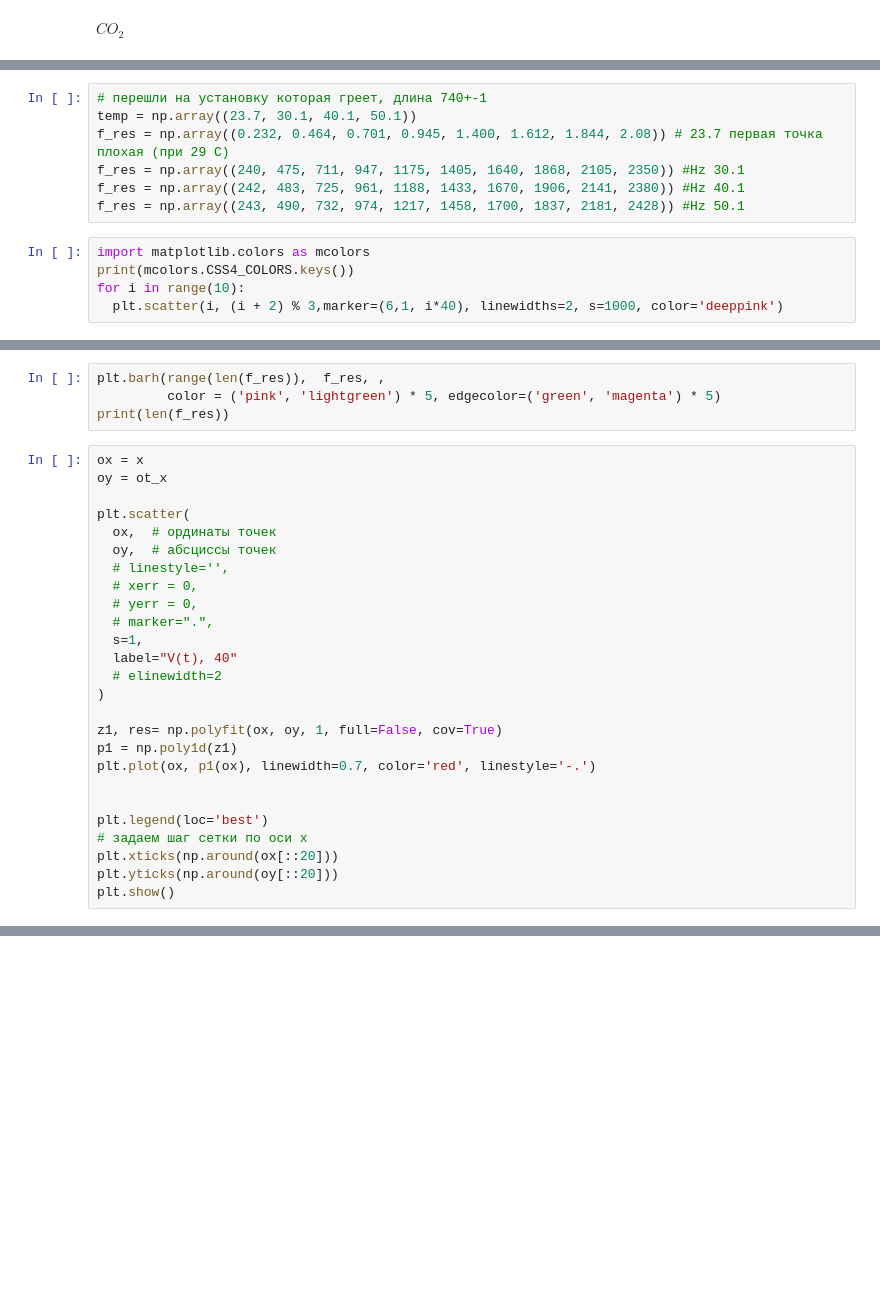
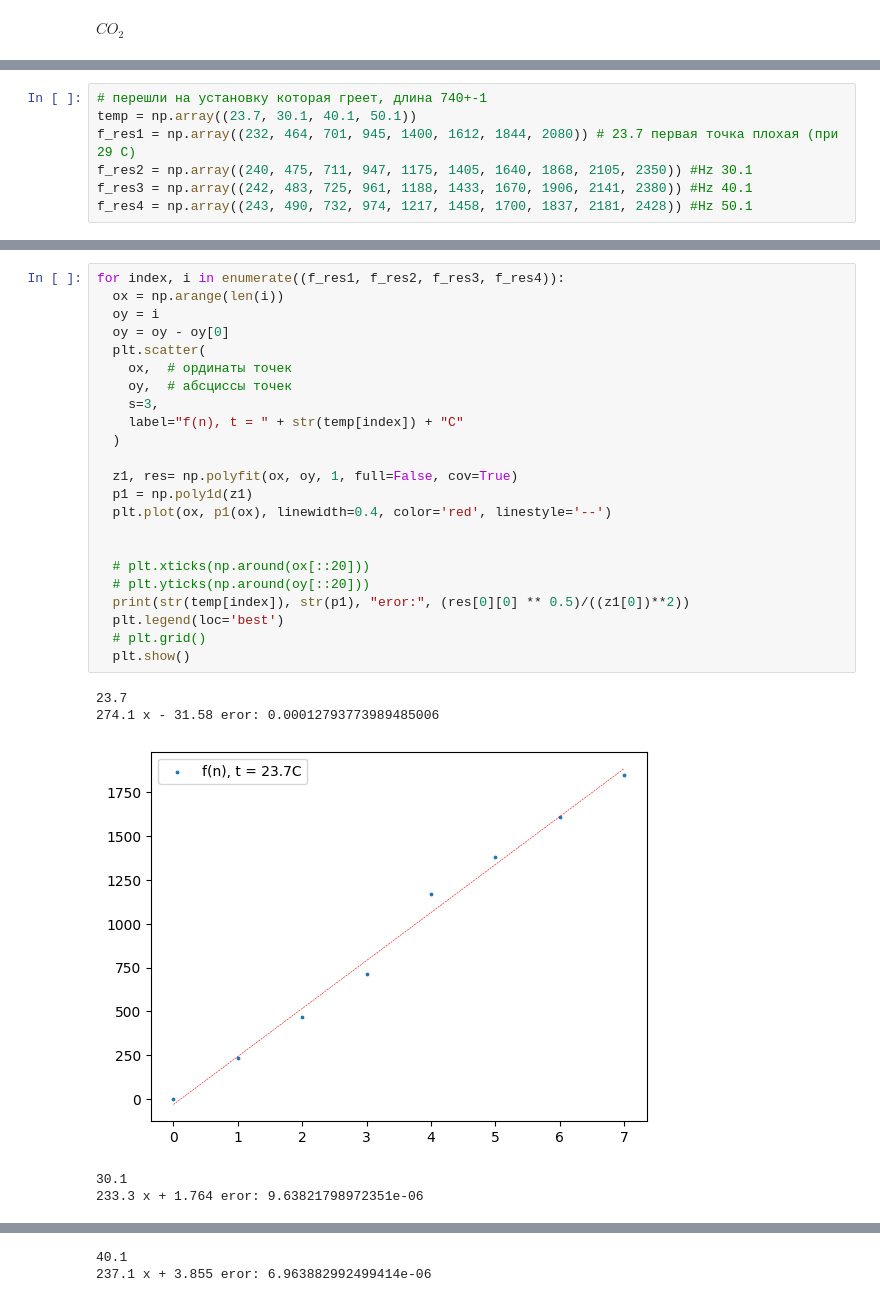
Before and after one commit to ILoveAlgorythms/labs, a Jupyter notebook: 2.1.3/data.ipynb, the cells around one changed output, grey strips where cells are left out. Cells and saved outputs as stored; diff of their text form; blank space fills up the shorter version.

```diff
--- a/2.1.3/data.ipynb
+++ b/2.1.3/data.ipynb
@@ -27,12 +70,7 @@ l = np.array((70, 167)) + 570 # 4.10kHz
 # %%
 # перешли на установку которая греет, длина 740+-1
 temp = np.array((23.7, 30.1, 40.1, 50.1))
-f_res = np.array((0.232, 0.464, 0.701, 0.945, 1.400, 1.612, 1.844, 2.08)) # 23.7 первая точка плохая (при 29 С)
-f_res = np.array((240, 475, 711, 947, 1175, 1405, 1640, 1868, 2105, 2350)) #Hz 30.1
-f_res = np.array((242, 483, 725, 961, 1188, 1433, 1670, 1906, 2141, 2380)) #Hz 40.1
-f_res = np.array((243, 490, 732, 974, 1217, 1458, 1700, 1837, 2181, 2428)) #Hz 50.1
+f_res1 = np.array((232, 464, 701, 945, 1400, 1612, 1844, 2080)) # 23.7 первая точка плохая (при 29 С)
+f_res2 = np.array((240, 475, 711, 947, 1175, 1405, 1640, 1868, 2105, 2350)) #Hz 30.1
+f_res3 = np.array((242, 483, 725, 961, 1188, 1433, 1670, 1906, 2141, 2380)) #Hz 40.1
+f_res4 = np.array((243, 490, 732, 974, 1217, 1458, 1700, 1837, 2181, 2428)) #Hz 50.1
-# %%
-import matplotlib.colors as mcolors
-print(mcolors.CSS4_COLORS.keys())
-for i in range(10):
-  plt.scatter(i, (i + 2) % 3,marker=(6,1, i*40), linewidths=2, s=1000, color='deeppink')
@@ -47,30 +77,29 @@ plt.scatter(range(len(f_res)),  f_res, marker='$хуй$', linewidths=0.1)
-# %%
-plt.barh(range(len(f_res)),  f_res, ,
-         color = ('pink', 'lightgreen') * 5, edgecolor=('green', 'magenta') * 5)
-print(len(f_res))
 # %%
-ox = x
-oy = ot_x
+for index, i in enumerate((f_res1, f_res2, f_res3, f_res4)):
+  ox = np.arange(len(i))
+  oy = i
+  oy = oy - oy[0]
+  plt.scatter(
+    ox,  # ординаты точек
+    oy,  # абсциссы точек
+    s=3,
+    label="f(n), t = " + str(temp[index]) + "C"
+  )
 
-plt.scatter(
-  ox,  # ординаты точек
-  oy,  # абсциссы точек
-  # linestyle='',
-  # xerr = 0,
-  # yerr = 0,
-  # marker=".",
-  s=1,
-  label="V(t), 40"
-  # elinewidth=2
-)
-
-z1, res= np.polyfit(ox, oy, 1, full=False, cov=True)
-p1 = np.poly1d(z1)
-plt.plot(ox, p1(ox), linewidth=0.7, color='red', linestyle='-.')
+  z1, res= np.polyfit(ox, oy, 1, full=False, cov=True)
+  p1 = np.poly1d(z1)
+  plt.plot(ox, p1(ox), linewidth=0.4, color='red', linestyle='--')
 
 
-plt.legend(loc='best')
-# задаем шаг сетки по оси x
-plt.xticks(np.around(ox[::20]))
-plt.yticks(np.around(oy[::20]))
-plt.show()
+  # plt.xticks(np.around(ox[::20]))
+  # plt.yticks(np.around(oy[::20]))
+  print(str(temp[index]), str(p1), "eror:", (res[0][0] ** 0.5)/((z1[0])**2))
+  plt.legend(loc='best')
+  # plt.grid()
+  plt.show()
+# %% [output]
+23.7
+274.1 x - 31.58 eror: 0.00012793773989485006
+[figure, added]
+30.1
+233.3 x + 1.764 eror: 9.63821798972351e-06
@@ -76,0 +107,2 @@ plt.show()
+40.1
+237.1 x + 3.855 eror: 6.963882992499414e-06
```
Also changed, not shown: parts of 12 cells of this notebook, 9 other files.
